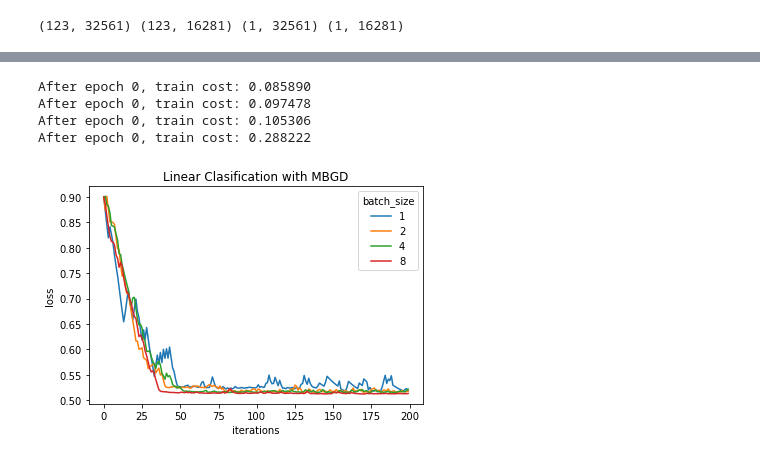
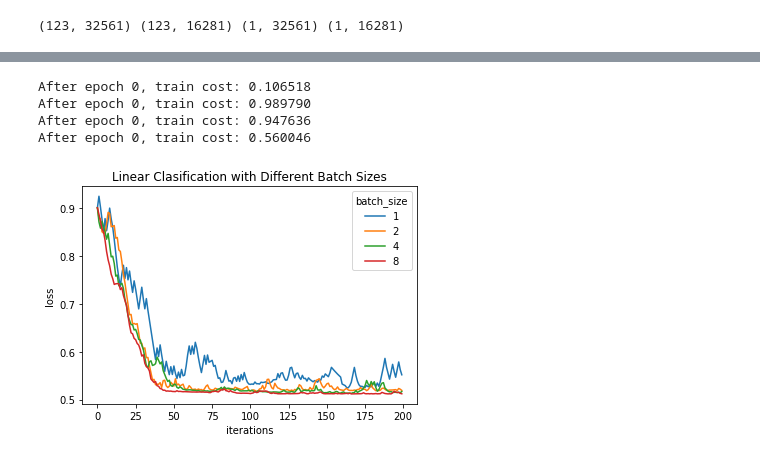
Before and after one commit to nopyhe/ML2017-lab-02, a Jupyter notebook: ClassificationExperiment.ipynb, the cells around one changed output, grey strips where cells are left out. Saved outputs shown, nothing was run; the diff lists cells and outputs as text; code cells hidden in the pictures.

```diff
--- a/ClassificationExperiment.ipynb
+++ b/ClassificationExperiment.ipynb
@@ -134,7 +134,7 @@ def model(X_train, Y_train, X_val, Y_val, C=0.9, batch_size = 64, num_epochs = 2
 
             Y_batch_prediction = predict(W,b,X_batch)
             Y_val_prediction = predict(W,b,X_val)
-            train_accuracy = 100 - np.mean(np.abs(Y_batch_prediction - Y_batch) / 2) * 100
+#             train_accuracy = 100 - np.mean(np.abs(Y_batch_prediction - Y_batch) / 2) * 100
             val_accuracy = 100 - np.mean(np.abs(Y_val_prediction - Y_val) / 2) * 100
 
             # 保存cost
@@ -242,29 +261,29 @@ _,_,_,loss_batch_size_8,_,accuracy_batch_size_8 = model(X_train,y_train,X_val,y_
 # _,_,_,loss_batch_size_256,_,accuracy_batch_size_256 = model(X_train,y_train,X_val,y_val,num_epochs = num_epochs,max_num_iterations = max_num_iterations,batch_size=256,learning_rate = 0.01,optimizer = 'GD',print_cost=True)
 # _,_,_,loss_batch_size_4096,_,accuracy_batch_size_4096 = model(X_train,y_train,X_val,y_val,num_epochs = num_epochs,max_num_iterations = max_num_iterations,batch_size=4096 ,learning_rate = 0.01,optimizer = 'GD',print_cost=True)
 # %% [output]
-After epoch 0, train cost: 0.085890
-After epoch 0, train cost: 0.097478
-After epoch 0, train cost: 0.105306
-After epoch 0, train cost: 0.288222
+After epoch 0, train cost: 0.106518
+After epoch 0, train cost: 0.989790
+After epoch 0, train cost: 0.947636
+After epoch 0, train cost: 0.560046
 # %%
 plt.plot(loss_batch_size_1, label='1')
 plt.plot(loss_batch_size_2, label='2')
 plt.plot(loss_batch_size_4 , label='4')
 plt.plot(loss_batch_size_8, label='8')
 # plt.plot(loss_batch_size_16, label='16')
 # plt.plot(loss_batch_size_256, label='256')
 # plt.plot(loss_batch_size_4096, label='4096')
 # plt.plot(GD_loss, label='MGD')
 # plt.plot(val_loss_log,'b', label = 'validation set')
 
 
 plt.legend(title='batch_size') # 图例
 # plt.axis([0,200,0.5,0.9])
 plt.ylabel('loss')
 plt.xlabel('iterations')
 # plt.yscale('log')
-plt.title('Linear Clasification with MBGD')
+plt.title('Linear Clasification with Different Batch Sizes')
 # plt.show()
 plt.savefig('report/linear_classification_loss_with_different_batch_size.eps', format='eps', dpi=1000)
 # %% [output]
-[figure, old version]
+[figure, new version]
```
Also changed, not shown: parts of 4 cells of this notebook, 3 other files.
